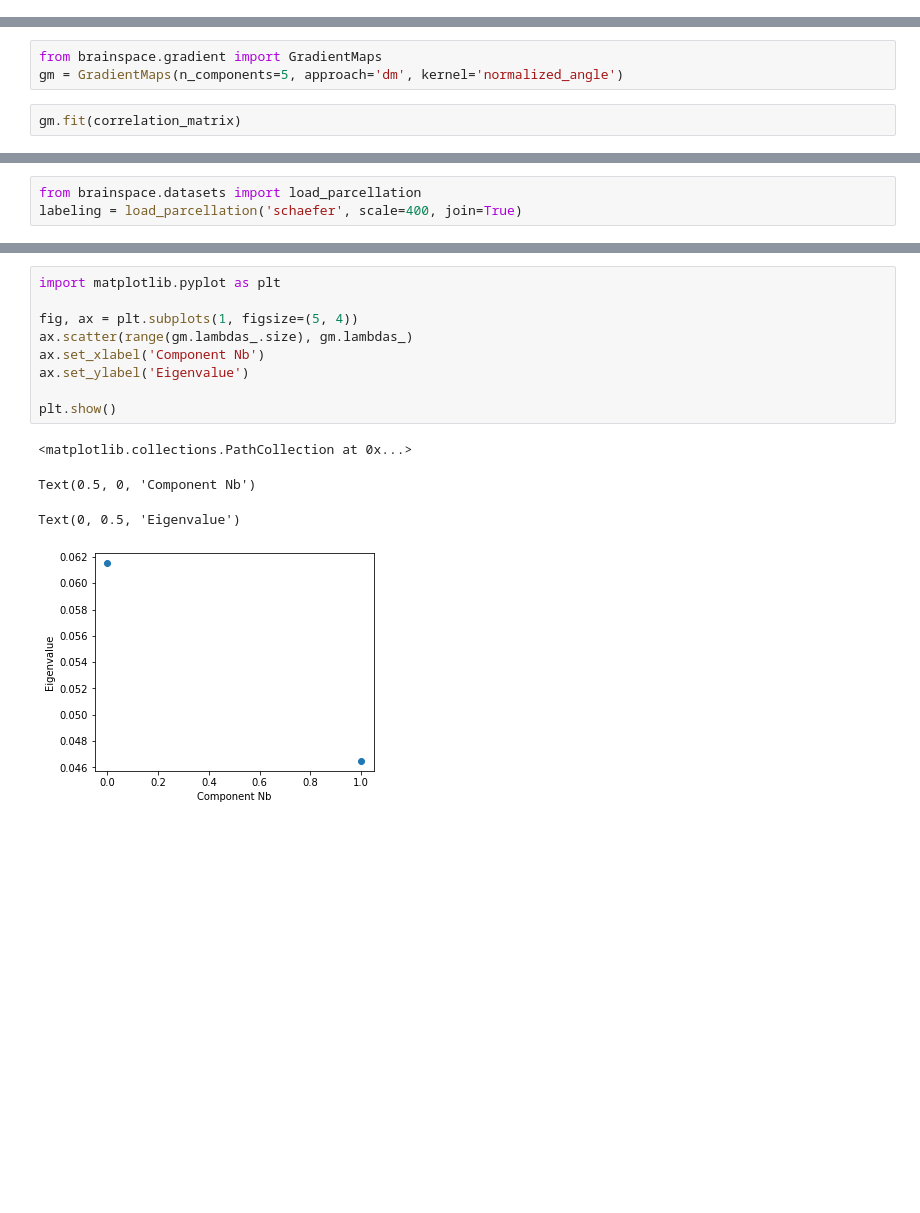
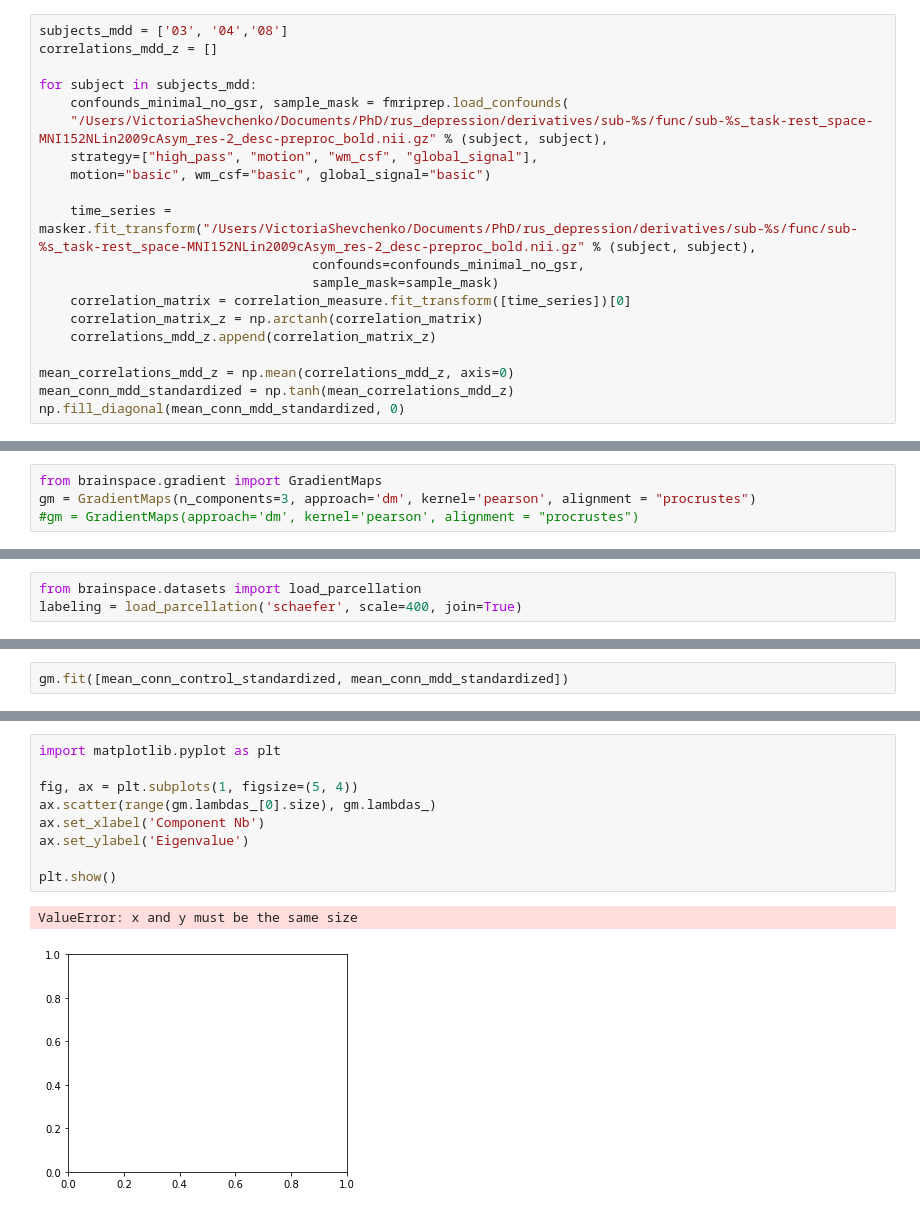
Before and after one commit to victoris93/depression-gradients-biomarkers, a Jupyter notebook: rus_depression.ipynb, the cells around one changed output, grey strips where cells are left out. Cells and saved outputs as stored; diff of their text form; blank space fills up the shorter version.

```diff
--- a/rus_depression.ipynb
+++ b/rus_depression.ipynb
@@ -51 +54,21 @@ np.fill_diagonal(mean_correlations, 0)
+# %%
+subjects_mdd = ['03', '04','08']
+correlations_mdd_z = []
+
+for subject in subjects_mdd:
+    confounds_minimal_no_gsr, sample_mask = fmriprep.load_confounds(
+    "/Users/VictoriaShevchenko/Documents/PhD/rus_depression/derivatives/sub-%s/func/sub-%s_task-rest_space-MNI152NLin2009cAsym_res-2_desc-preproc_bold.nii.gz" % (subject, subject),
+    strategy=["high_pass", "motion", "wm_csf", "global_signal"],
+    motion="basic", wm_csf="basic", global_signal="basic")
+
+    time_series = masker.fit_transform("/Users/VictoriaShevchenko/Documents/PhD/rus_depression/derivatives/sub-%s/func/sub-%s_task-rest_space-MNI152NLin2009cAsym_res-2_desc-preproc_bold.nii.gz" % (subject, subject),
+                                   confounds=confounds_minimal_no_gsr,
+                                   sample_mask=sample_mask)
+    correlation_matrix = correlation_measure.fit_transform([time_series])[0]
+    correlation_matrix_z = np.arctanh(correlation_matrix)
+    correlations_mdd_z.append(correlation_matrix_z)
+
+mean_correlations_mdd_z = np.mean(correlations_mdd_z, axis=0)
+mean_conn_mdd_standardized = np.tanh(mean_correlations_mdd_z)
+np.fill_diagonal(mean_conn_mdd_standardized, 0)
 # %%
@@ -58,5 +90,4 @@ plotting.plot_matrix(correlation_matrix, figure=(10, 8), labels=labels[1:],
 # %%
 from brainspace.gradient import GradientMaps
-gm = GradientMaps(n_components=5, approach='dm', kernel='normalized_angle')
+gm = GradientMaps(n_components=3, approach='dm', kernel='pearson', alignment = "procrustes")
+#gm = GradientMaps(approach='dm', kernel='pearson', alignment = "procrustes")
-# %%
-gm.fit(correlation_matrix)
@@ -67,0 +101,2 @@ labeling = load_parcellation('schaefer', scale=400, join=True)
+# %%
+gm.fit([mean_conn_control_standardized, mean_conn_mdd_standardized])
@@ -96,14 +143,12 @@ sns.scatterplot(x = grad[1], y = grad[0])
 # %%
 import matplotlib.pyplot as plt
 
 fig, ax = plt.subplots(1, figsize=(5, 4))
-ax.scatter(range(gm.lambdas_.size), gm.lambdas_)
+ax.scatter(range(gm.lambdas_[0].size), gm.lambdas_)
 ax.set_xlabel('Component Nb')
 ax.set_ylabel('Eigenvalue')
 
 plt.show()
 # %% [output]
-<matplotlib.collections.PathCollection at 0x...>
+ValueError: x and y must be the same size
-Text(0.5, 0, 'Component Nb')
-Text(0, 0.5, 'Eigenvalue')
-[figure, old version]
+[figure, new version]
```
Also changed, not shown: parts of 18 cells of this notebook.
